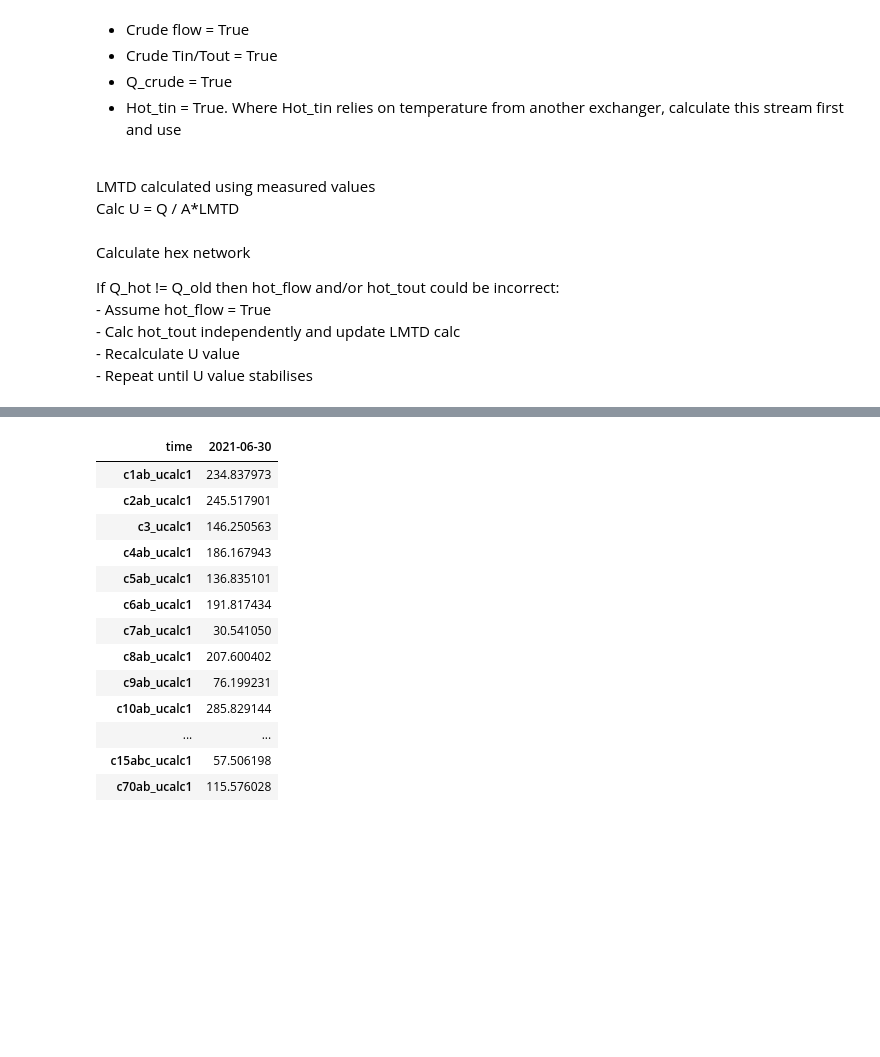
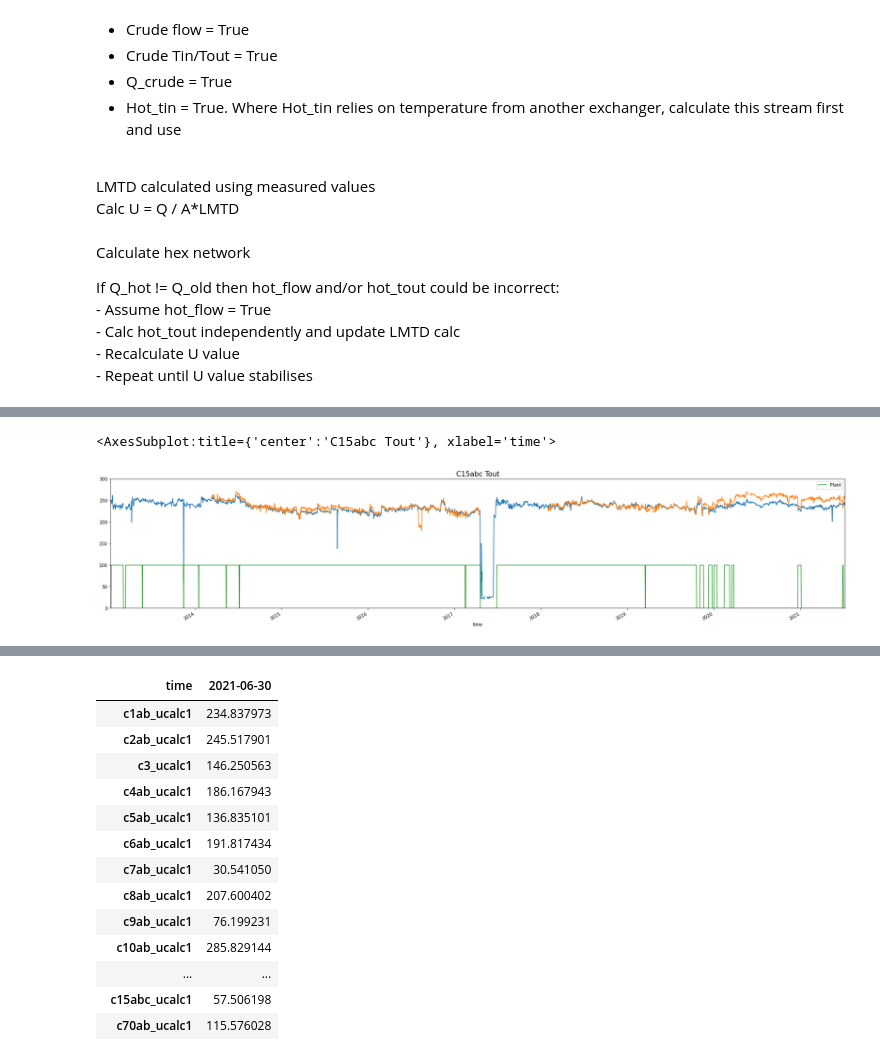
Before and after one commit to AdamPengilly/PIP_Apps, a Jupyter notebook: hexchanger/hexchanger_rev3.ipynb, the cells around one changed output, grey strips where cells are left out. Drawn from its saved outputs; the diff is of its cells as text; code cells hidden in the pictures; blank space fills up the shorter version.

```diff
--- a/hexchanger/hexchanger_rev3.ipynb
+++ b/hexchanger/hexchanger_rev3.ipynb
@@ -4043,3 +3524,0 @@ tho
-# %%
-tho = test['Thi'] - (df['flashed_crude_tnh'][date] * flashed_crude_cp(test['Tci'], test['Tco'], units='j_kg.c') * (test['Tco']-test['Tci']))  / (df['hgo_pa_tnh'][date] * hgo_cp(test['Thi'], tho, units='j_kg.c'))
-tho
@@ -4081,10 +3524,0 @@ df['c13ab_flashed_crude_cp'][date]
-# %%
-c5ab = Hex(name     ='c5ab',
-           cold_in = c5ab_cold_in,
-           cold_out   = c5ab_cold_out,
-           hot_in     = c5ab_hot_in,
-           hot_out    = c5ab_hot_out,
-           u          = 200,
-           area_shell = c5ab.area_shell,
-           n_shells   = c5ab.n_shells
-             )
@@ -4122,14 +3524,0 @@ for i in range(0,5):
-# %%
-date='2019-01-31'
-
-test = effectiveness_NTU_method(
-                    mh = df['hgo_pa_tnh'][date]/3.6,
-                    mc = df['flashed_crude_tnh'][date]/3.6,
-                    Cph = df['c13ab_hgo_pa_cp'][date]*1000 * 4.1868,
-                    Cpc = df['c13ab_flashed_crude_cp'][date]*1000 * 4.1868,
-                    subtype ='2S&T',
-                    Thi = df['c13ab_hgo_pa_tin'][date],
-                    Tho = None,
-                    Tci = df['c13ab_flashed_crude_tin'][date],
-                    Tco = df['c13ab_flashed_crude_tout'][date],
-                    UA = None,)
@@ -4203,15 +3524,0 @@ u_tuned_dict.items()
-# %%
-date= '2019-01-31'
-
-test = effectiveness_NTU_method(
-            mh = df['hgo_prod_tnh'][date]/3.6,
-            mc = df['crude_tnh'][date]/3.6,
-            Cph = df['c7ab'+'_'+hot_stream_dict['c7ab']+'_cp'][date]*1000*4.1868,
-            Cpc = df['c7ab'+'_crude_cp'][date]*1000*4.1868,
-            subtype = str(globals()['c7ab'].n_shells)+'S&T',
-            Thi =  df['c7ab_hgo_prod_tin'][date],
-            Tho = None,
-            Tci = df['c7ab_crude_tin'][date],
-            Tco = df['c7ab_crude_tout'][date],
-            UA = None,)
-test
@@ -4278,10 +5170,14 @@ print(f'RMSE = {(sum(mse_list)/len(mse_list))**0.5}')
 # %%
-#USING INITAL UNEW METHOD 1
 fig, ax = plt.subplots(figsize=(30,6))
 ax.plot(df['c15abc_flashed_crude_tout'])
 ax.plot(date_indx, c15abc_flashed_crude_tout_list)
 plt.legend(['Plant', 'Calc'])
 plt.grid()
 plt.ylim(0,300)
 plt.xlim(date_indx[0], date_indx[-1])
 plt.title('C15abc Tout', size=16)
+
+(df['j70abc_on_off']*100).plot()
+# %% [output]
+<AxesSubplot:title={'center':'C15abc Tout'}, xlabel='time'>
+[figure, added]
```
Also changed, not shown: parts of 111 cells of this notebook.
